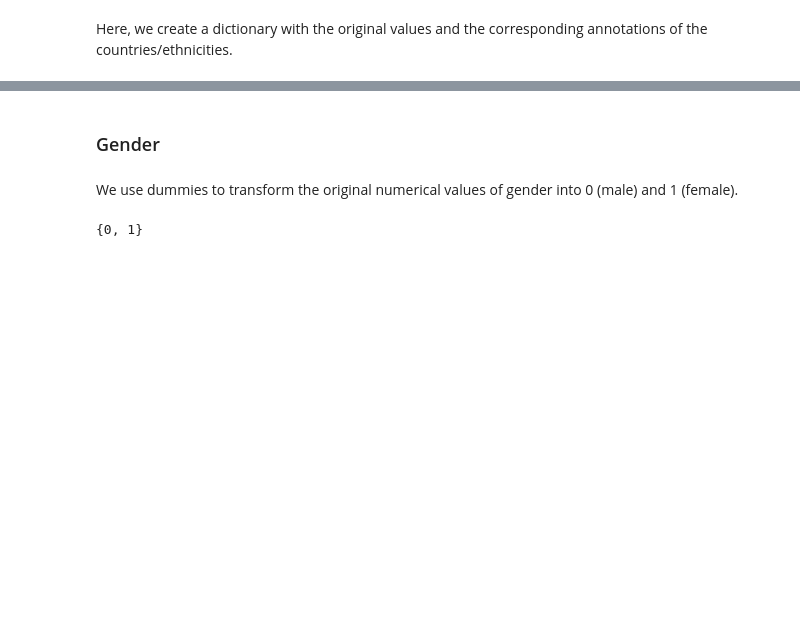
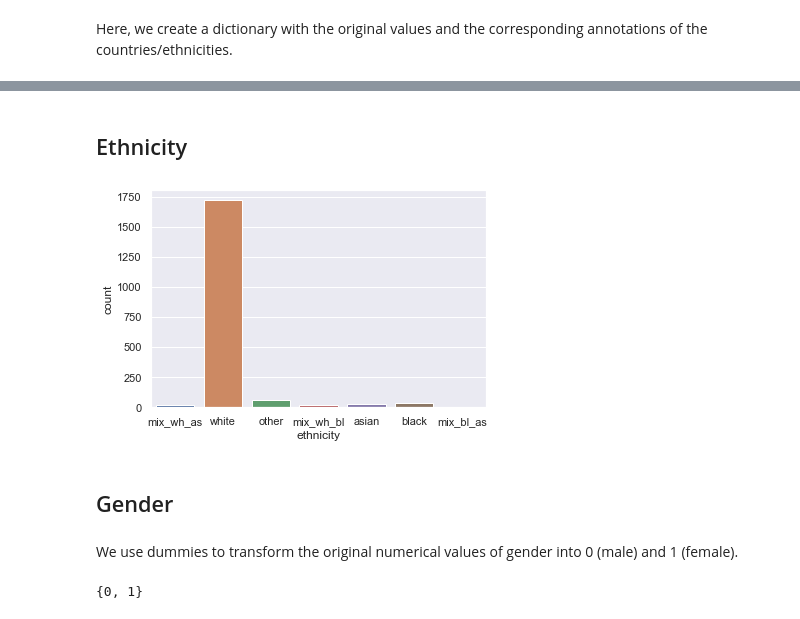
Before and after one commit to CrazyBigFoot/Personality_vs_Risk_of_Drug, a Jupyter notebook: Project2_Mirko.ipynb, the cells around one changed output, grey strips where cells are left out. Drawn from its saved outputs; the diff is of its cells as text; code cells hidden in the pictures; blank space fills up the shorter version.

```diff
--- a/Project2_Mirko.ipynb
+++ b/Project2_Mirko.ipynb
@@ -173,2 +182,4 @@ df = pd.merge(df, df_ctr, left_on='Country', right_on='Country')
+# %% [markdown]
+## Ethnicity
 # %%
 data = {'Ethnicity': list(df.Ethnicity.unique()),
@@ -177,8 +188,12 @@ df_eth = pd.DataFrame(data)
 # %%
 # Add readable Country to DataFrame
 df = pd.merge(df, df_eth, left_on='Ethnicity', right_on='Ethnicity')
+# %%
+sns.countplot(df['ethnicity']);
+# %% [output]
+[figure, added]
 # %% [markdown]
-### Gender
+## Gender
 # %% [markdown]
 We use dummies to transform the original numerical values of gender into 0 (male) and 1 (female).
 # %%
```
Also changed, not shown: parts of 153 cells of this notebook.
